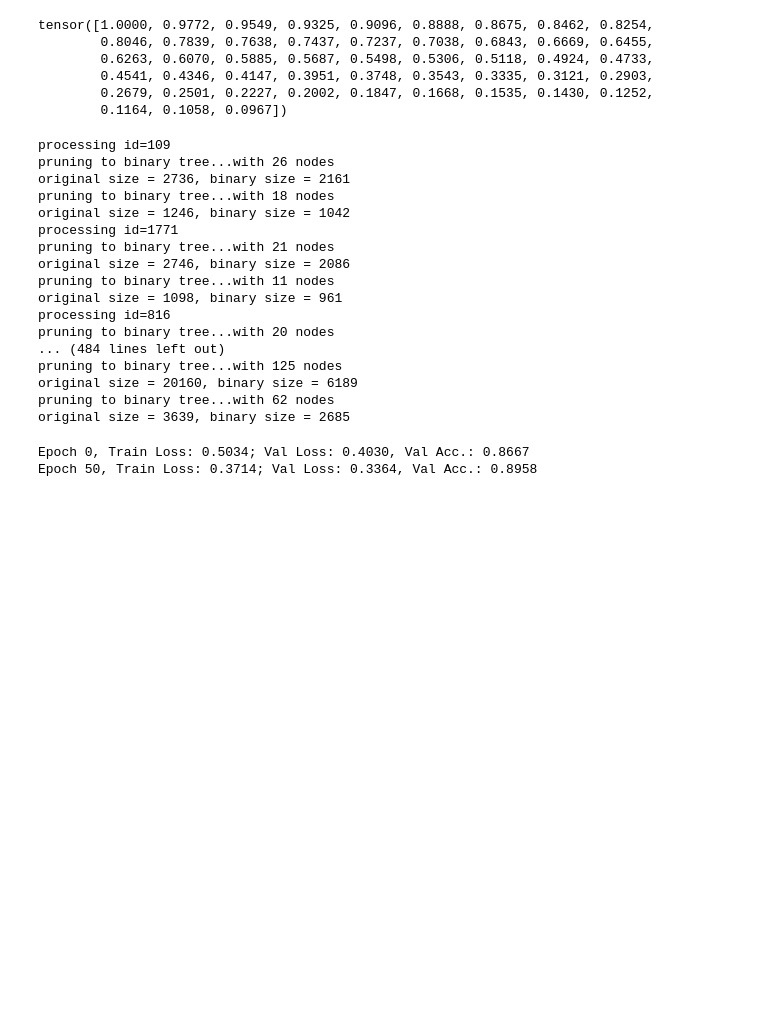
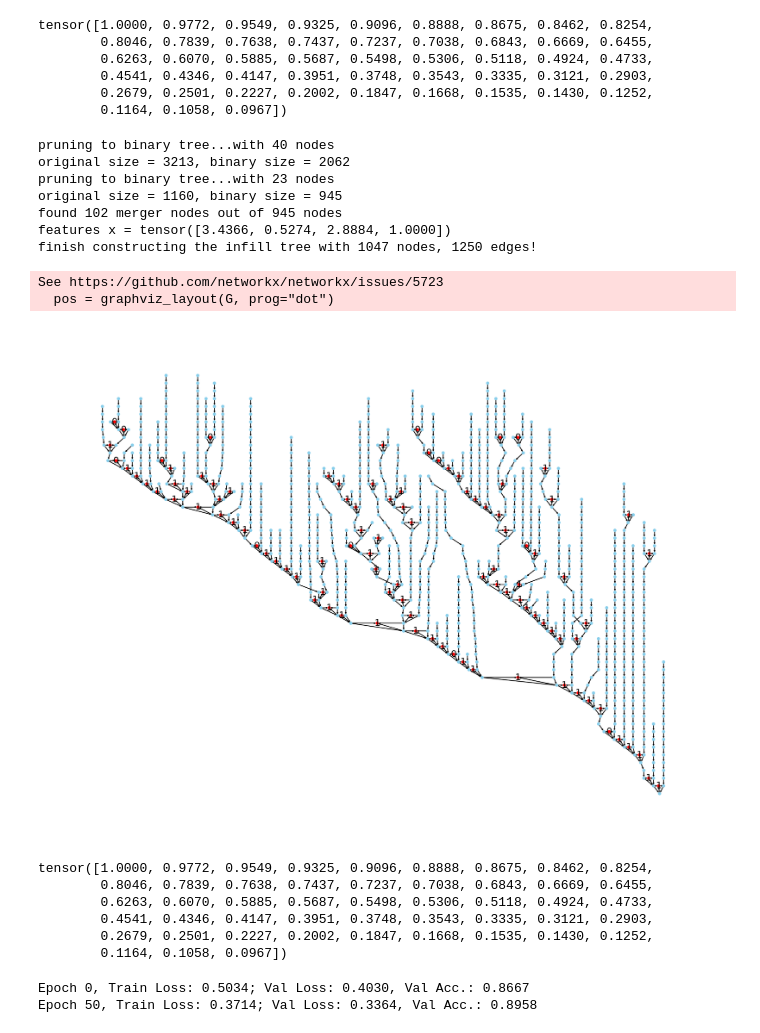
Before and after one commit to nhuang37/cosmology_benchmark, a Jupyter notebook: tree_infilling.ipynb, the cells around one changed output. Drawn from its saved outputs; the diff is of its cells as text; code cells hidden in the pictures; blank space fills up the shorter version.

Commit message:
visualize infilling

```diff
--- a/tree_infilling.ipynb
+++ b/tree_infilling.ipynb
@@ -95,7 +95,7 @@ def draw_infill_tree(infill_tree, node_size=10):
     node_colors = ["red" if n in virtual_nodes else "skyblue" for n in G.nodes()]
     labels = {}
     for vn in virtual_nodes:
-        labels[vn] = int(infill_tree.label[vn,0].item())
+        labels[vn] = int(infill_tree.label[vn].item())
     #node_colors = ["red" if n in leaf_ids else "skyblue" for n in G_orig.nodes()]
     nx.draw(G, pos=new_pos, with_labels=False, arrows=True, arrowsize=3,
             ax=ax, node_color=node_colors, node_size=node_size)
@@ -118,7 +115,24 @@ tensor([1.0000, 0.9772, 0.9549, 0.9325, 0.9096, 0.8888, 0.8675, 0.8462, 0.8254,
         0.4541, 0.4346, 0.4147, 0.3951, 0.3748, 0.3543, 0.3335, 0.3121, 0.2903,
         0.2679, 0.2501, 0.2227, 0.2002, 0.1847, 0.1668, 0.1535, 0.1430, 0.1252,
         0.1164, 0.1058, 0.0967])
+# %%
+small = 0 #np.argmin(sizes)
+data = prune_trim_dataset[small]
+infill_tree = build_infill_tree(data, kept_times, verbose=True)
+draw_infill_tree(infill_tree)
+# %% [output]
+pruning to binary tree...with 40 nodes
+original size = 3213, binary size = 2062
+pruning to binary tree...with 23 nodes
+original size = 1160, binary size = 945
+found 102 merger nodes out of 945 nodes
+features x = tensor([3.4366, 0.5274, 2.8884, 1.0000])
+finish constructing the infill tree with 1047 nodes, 1250 edges!
+See https://github.com/networkx/networkx/issues/5723
+  pos = graphviz_layout(G, prog="dot")
+[figure, added]
 # %%
+#data processing
 num_trees = 100
 tree_ids = np.argsort(sizes)[-num_trees:]
 all_trees = []
@@ -130,21 +144,15 @@ for id in tree_ids:
     input_tree, ratio = label_train_val_test_split(infill_tree, seed=0)
     all_trees.append(input_tree)
     all_merger_ratios.append(ratio)
+# data = prune_trim_dataset[idx_max]
+# binary_tree = trim_tree_to_binary(data)
+path = "/mnt/home/thuang/playground/datasets/pruned_trimmed_tree_small"
+pickle.dump(all_trees, open(f"{path}/infilling_trees.pkl", "wb"))
+pickle.dump(np.array(all_merger_ratios), open(f"{path}/infilling_merger_ratios.pkl", "wb"))
 # %% [output]
-processing id=109
-pruning to binary tree...with 26 nodes
-original size = 2736, binary size = 2161
-pruning to binary tree...with 18 nodes
-original size = 1246, binary size = 1042
-processing id=1771
-pruning to binary tree...with 21 nodes
-original size = 2746, binary size = 2086
-pruning to binary tree...with 11 nodes
-original size = 1098, binary size = 961
-processing id=816
-pruning to binary tree...with 20 nodes
-... (484 lines left out)
-pruning to binary tree...with 125 nodes
-original size = 20160, binary size = 6189
-pruning to binary tree...with 62 nodes
-original size = 3639, binary size = 2685
+tensor([1.0000, 0.9772, 0.9549, 0.9325, 0.9096, 0.8888, 0.8675, 0.8462, 0.8254,
+        0.8046, 0.7839, 0.7638, 0.7437, 0.7237, 0.7038, 0.6843, 0.6669, 0.6455,
+        0.6263, 0.6070, 0.5885, 0.5687, 0.5498, 0.5306, 0.5118, 0.4924, 0.4733,
+        0.4541, 0.4346, 0.4147, 0.3951, 0.3748, 0.3543, 0.3335, 0.3121, 0.2903,
+        0.2679, 0.2501, 0.2227, 0.2002, 0.1847, 0.1668, 0.1535, 0.1430, 0.1252,
+        0.1164, 0.1058, 0.0967])
```
Also changed, not shown: parts of 7 cells of this notebook.
